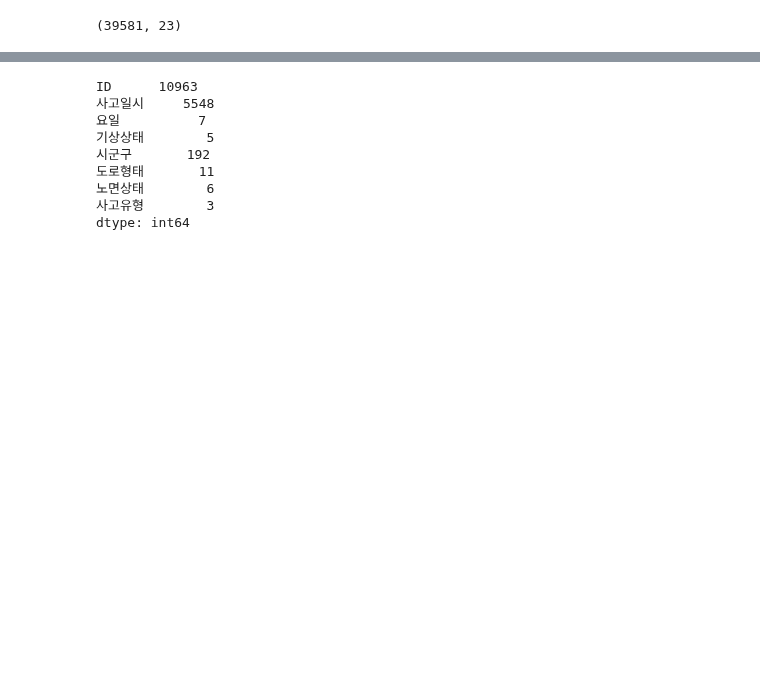
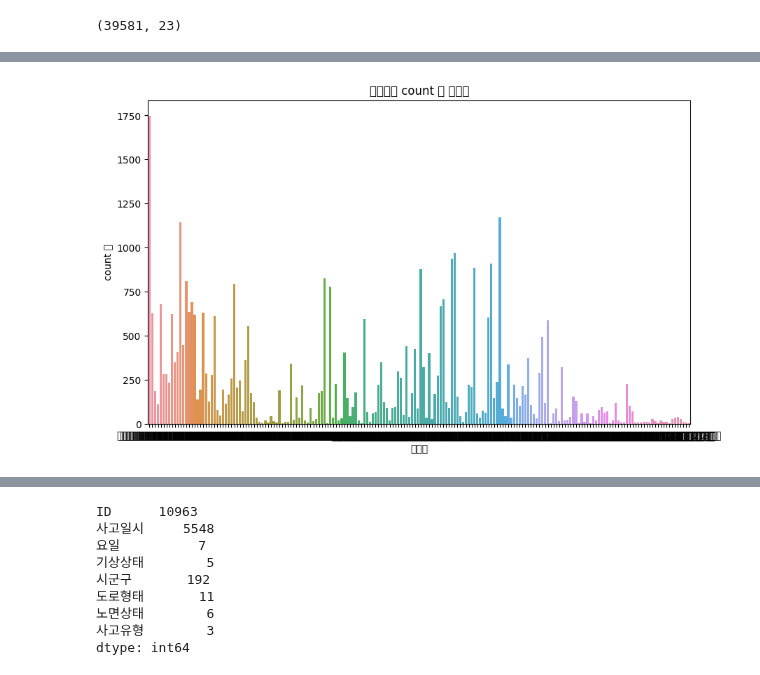
Before and after one commit to tgwon/ai4ml, a Jupyter notebook: project/EDA_Preprocessing_FeatureEngineering.ipynb, the cells around one changed output, grey strips where cells are left out. Cells and saved outputs as stored; diff of their text form; code cells hidden in the pictures; blank space fills up the shorter version.

```diff
--- a/project/EDA_Preprocessing_FeatureEngineering.ipynb
+++ b/project/EDA_Preprocessing_FeatureEngineering.ipynb
@@ -197,0 +400,12 @@ train_df.shape
+# %%
+df_avg = train_df.groupby('시군구')['ID'].count().reset_index()
+
+# 시군구별 사고 count 값을 막대 그래프로 시각화
+plt.figure(figsize=(10, 6))
+sns.barplot(x='시군구', y='ID', data=df_avg)
+plt.title('시군구별 count 값 시각화')
+plt.xlabel('시군구')
+plt.ylabel('count 값')
+plt.show()
+# %% [output]
+[figure, added]
```
Also changed, not shown: parts of 28 cells of this notebook.
